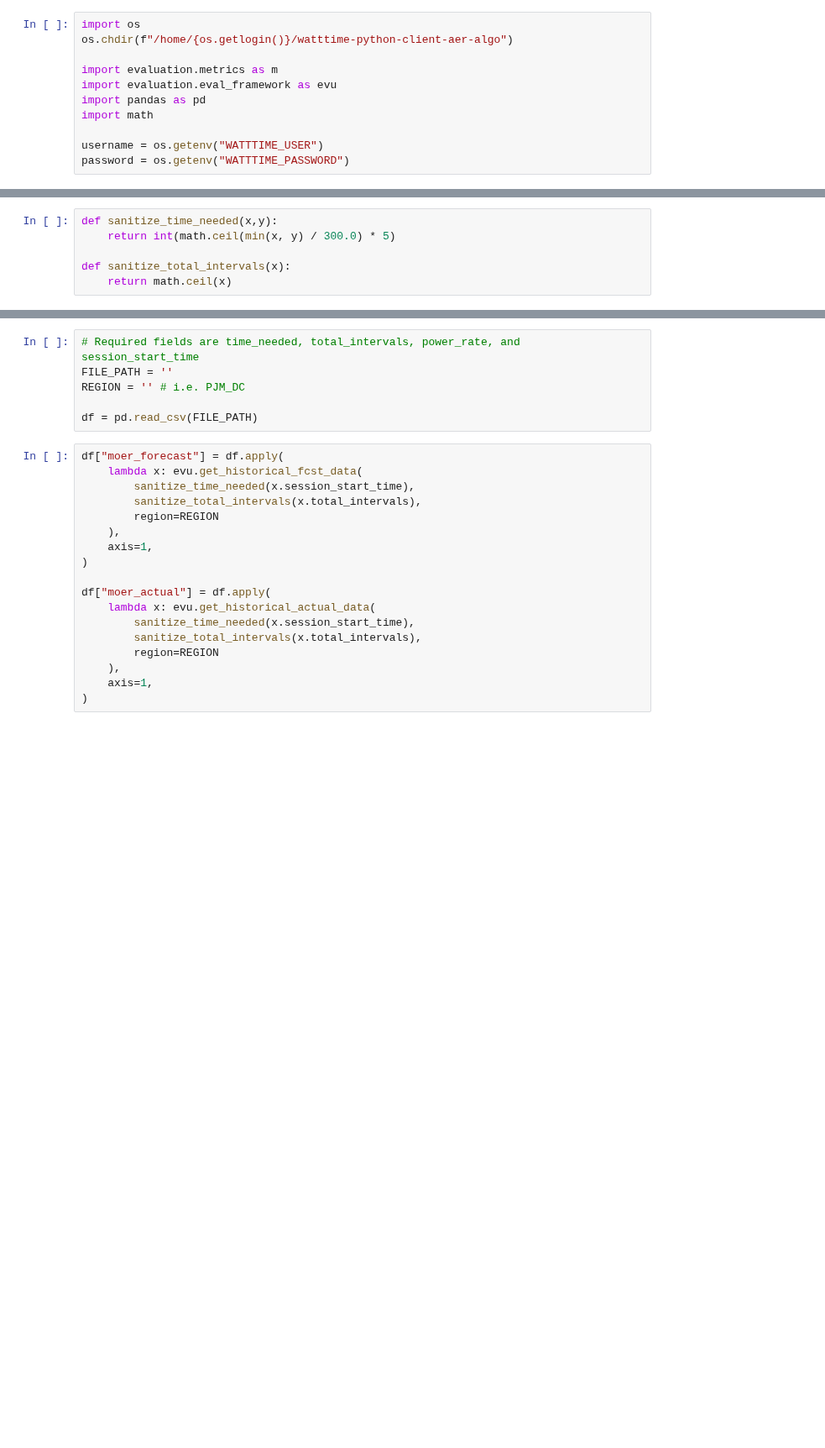
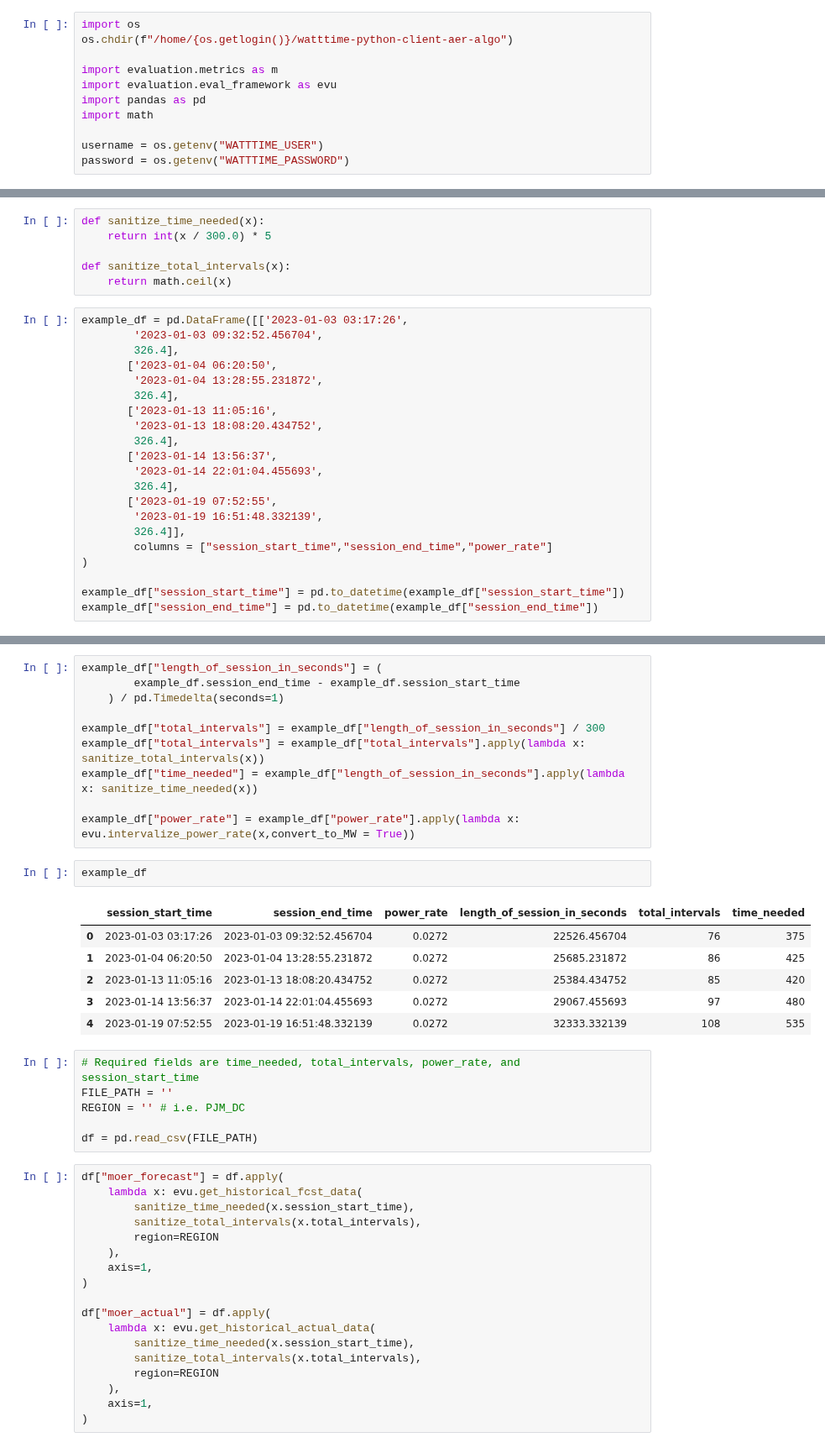
Before and after one commit to WattTime/watttime-python-client, a Jupyter notebook: evaluation/notebooks/bring_your_own_data.ipynb, the cells around one changed output, grey strips where cells are left out. Shown at 84% size. Drawn from its saved outputs; the diff is of its cells as text; blank space fills up the shorter version.

```diff
--- a/evaluation/notebooks/bring_your_own_data.ipynb
+++ b/evaluation/notebooks/bring_your_own_data.ipynb
@@ -20,6 +28,27 @@ password = os.getenv("WATTTIME_PASSWORD")
 # %%
-def sanitize_time_needed(x,y):
-    return int(math.ceil(min(x, y) / 300.0) * 5)
+def sanitize_time_needed(x):
+    return int(x / 300.0) * 5
 
 def sanitize_total_intervals(x):
     return math.ceil(x)
+# %%
+example_df = pd.DataFrame([['2023-01-03 03:17:26',
+        '2023-01-03 09:32:52.456704',
+        326.4],
+       ['2023-01-04 06:20:50',
+        '2023-01-04 13:28:55.231872',
+        326.4],
+       ['2023-01-13 11:05:16',
+        '2023-01-13 18:08:20.434752',
+        326.4],
+       ['2023-01-14 13:56:37',
+        '2023-01-14 22:01:04.455693',
+        326.4],
+       ['2023-01-19 07:52:55',
+        '2023-01-19 16:51:48.332139',
+        326.4]],
+        columns = ["session_start_time","session_end_time","power_rate"]
+)
+
+example_df["session_start_time"] = pd.to_datetime(example_df["session_start_time"])
+example_df["session_end_time"] = pd.to_datetime(example_df["session_end_time"])
@@ -26,3 +64,22 @@ def sanitize_total_intervals(x):
+# %%
+example_df["length_of_session_in_seconds"] = (
+        example_df.session_end_time - example_df.session_start_time
+    ) / pd.Timedelta(seconds=1)
+
+example_df["total_intervals"] = example_df["length_of_session_in_seconds"] / 300
+example_df["total_intervals"] = example_df["total_intervals"].apply(lambda x: sanitize_total_intervals(x))
+example_df["time_needed"] = example_df["length_of_session_in_seconds"].apply(lambda x: sanitize_time_needed(x))
+
+example_df["power_rate"] = example_df["power_rate"].apply(lambda x: evu.intervalize_power_rate(x,convert_to_MW = True))
+# %%
+example_df
+# %% [output]
+|  | session_start_time | session_end_time | power_rate | length_of_session_in_seconds | total_intervals | time_needed |
+| 0 | 2023-01-03 03:17:26 | 2023-01-03 09:32:52.456704 | 0.0272 | 22526.456704 | 76 | 375 |
+| 1 | 2023-01-04 06:20:50 | 2023-01-04 13:28:55.231872 | 0.0272 | 25685.231872 | 86 | 425 |
+| 2 | 2023-01-13 11:05:16 | 2023-01-13 18:08:20.434752 | 0.0272 | 25384.434752 | 85 | 420 |
+| 3 | 2023-01-14 13:56:37 | 2023-01-14 22:01:04.455693 | 0.0272 | 29067.455693 | 97 | 480 |
+| 4 | 2023-01-19 07:52:55 | 2023-01-19 16:51:48.332139 | 0.0272 | 32333.332139 | 108 | 535 |
 # %%
 # Required fields are time_needed, total_intervals, power_rate, and session_start_time
 FILE_PATH = ''
```
Also changed, not shown: parts of 5 cells of this notebook, 1 other file.
